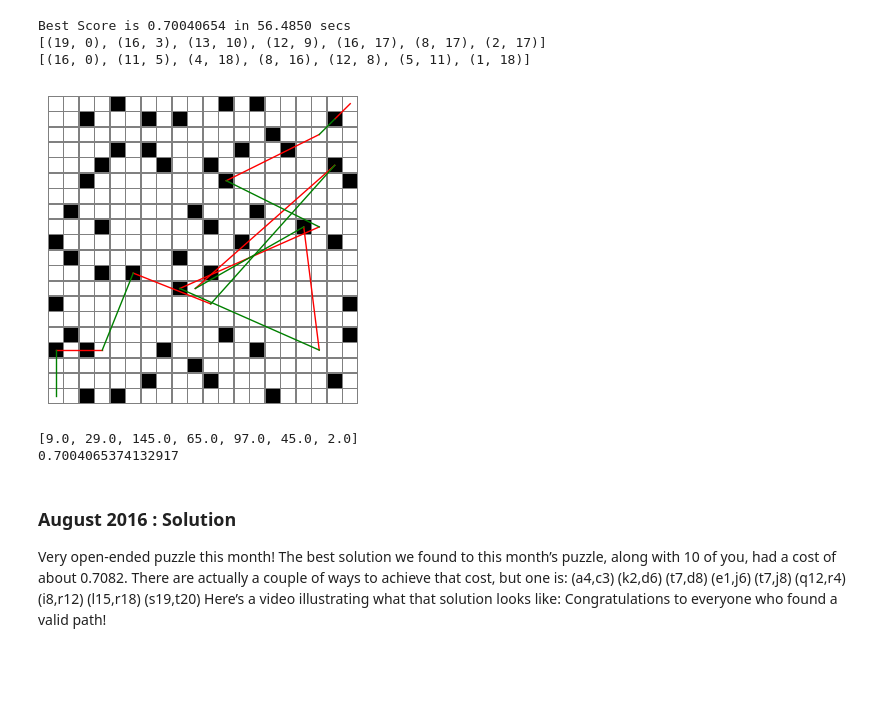
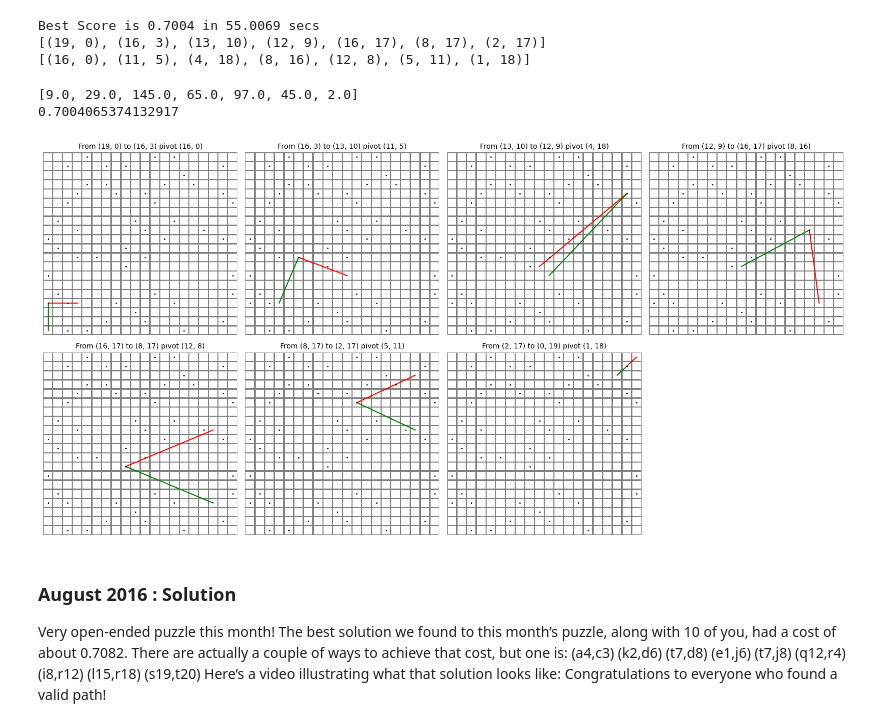
Before and after one commit to gowen100/Jane-Street-Solutions, a Jupyter notebook: 2016_8_SwingTime.ipynb, the cells around one changed output. Saved outputs shown, nothing was run; the diff lists cells and outputs as text; code cells hidden in the pictures; blank space fills up the shorter version.

```diff
--- a/2016_8_SwingTime.ipynb
+++ b/2016_8_SwingTime.ipynb
@@ -140,52 +138,72 @@ def solver(target,coords,lines,edges,initial=(19,0)):
                     paths.append([(i,j),new_s,new_path,new_pivot])
     return(soln)
 # %%
+#run the solution and print the score
 start = time.time()
 initial= (19,0)
 score,path,pivots = solver((0,19),coords1,lines,edge_angles,initial)
 
-print("Best Score is {:.8f} in {:.4f} secs".format(score,time.time()-start))
+print("Best Score is {:.4f} in {:.4f} secs".format(score,time.time()-start))
 swings = ([[x,pivots[i]] for i,x in enumerate(path)])
 starts = [initial]+[i[0] for i in swings[:-1]]
 pivots = [i[1] for i in swings]
 print(starts)
 print(pivots)
 start = [i for i in zip(starts,pivots)]
-print_coord(coords1,start=start,swings=swings)
+#print_coord(coords1,start=start,swings=swings)
 # %% [output]
-Best Score is 0.70040654 in 56.4850 secs
+Best Score is 0.7004 in 55.0069 secs
 [(19, 0), (16, 3), (13, 10), (12, 9), (16, 17), (8, 17), (2, 17)]
 [(16, 0), (11, 5), (4, 18), (8, 16), (12, 8), (5, 11), (1, 18)]
-[figure, removed]
 # %%
+#print the steps
 x = [np.sum(np.power(np.array(starts[i],dtype=np.float64)-np.array(pivots[i],dtype=np.float64),2)) for i in range(len(starts))]
 print(x)
 print(np.sum(np.power(x,-1)))
+
+grid = np.zeros((20,20))
+
+fig,ax = plt.subplots(2,4,figsize=(16,8))
+for i in range(len(start)):
+    sns.heatmap(grid,cmap='Greys',cbar=False,linecolor="grey",
+                linewidths=1,fmt="",annot_kws={"size":10,"weight": "bold"},ax=ax[i//4,i%4])
+    for (a,b),(c,d) in swings[i:i+1]:
+        ax[i//4,i%4].plot([b+0.5,d+0.5],[a+0.5,c+0.5], linewidth=1.5,color="r")
+    for (a,b),(c,d) in start[i:i+1]:
+        ax[i//4,i%4].plot([b+0.5,d+0.5],[a+0.5,c+0.5], linewidth=1.5,color="g")
+    for (x,y) in coords1:
+        ax[i//4,i%4].plot(y+0.5,x+0.5,'ko',markersize=1)
+        ax[i//4,i%4].set_title("From {} to {} pivot {}".format(starts[i],swings[i][0],swings[i][1]),fontsize=10)
+for i in range(8):
+    ax[i//4,i%4].axis('off')
+plt.tight_layout()
+plt.show()
 # %% [output]
 [9.0, 29.0, 145.0, 65.0, 97.0, 45.0, 2.0]
 0.7004065374132917
+[figure, added]
-# %%
-url='https://www.janestreet.com/puzzles/swing-time-solution/'
-res = requests.get(url)
-soup = BeautifulSoup(res.content, 'html.parser')
-y =[text for text in soup.body.stripped_strings]
-#display([(i,j) for i,j in enumerate(y)])
-display(Markdown("### "+y[8]+"\n\n"+str("\n".join(y[10:14]))))
-# %% [output]
-### August 2016 : Solution
-
-Very open-ended puzzle this month! The best solution we found to this month’s puzzle, along with 10 of you, had a cost of about 0.7082. There are actually a couple of ways to achieve that cost, but one is:
-(a4,c3)
-(k2,d6)
-(t7,d8)
-(e1,j6)
-(t7,j8)
-(q12,r4)
-(i8,r12)
-(l15,r18)
-(s19,t20)
-Here’s a video illustrating what that solution looks like:
-Congratulations to everyone who found a valid path!
+# %%
+url='https://www.janestreet.com/puzzles/swing-time-solution/'
+res = requests.get(url)
+soup = BeautifulSoup(res.content, 'html.parser')
+y =[text for text in soup.body.stripped_strings]
+#display([(i,j) for i,j in enumerate(y)])
+display(Markdown("### "+y[8]+"\n\n"+str("\n".join(y[10:14]))))
+# %% [output]
+### August 2016 : Solution
+
+Very open-ended puzzle this month! The best solution we found to this month’s puzzle, along with 10 of you, had a cost of about 0.7082. There are actually a couple of ways to achieve that cost, but one is:
+(a4,c3)
+(k2,d6)
+(t7,d8)
+(e1,j6)
+(t7,j8)
+(q12,r4)
+(i8,r12)
+(l15,r18)
+(s19,t20)
+Here’s a video illustrating what that solution looks like:
+Congratulations to everyone who found a valid path!
 # %%
 # use the solution provided in the video which doesn't rely on a wrap-around
 soln = [('a4','d4'),('l5','d6'),('t7','d8'),('e1','j6'),('t7','j8'),('q12','r4'),('i8','r12'),('l15','r18'),('s19','t20')]
```
Also changed, not shown: parts of 4 cells of this notebook.
